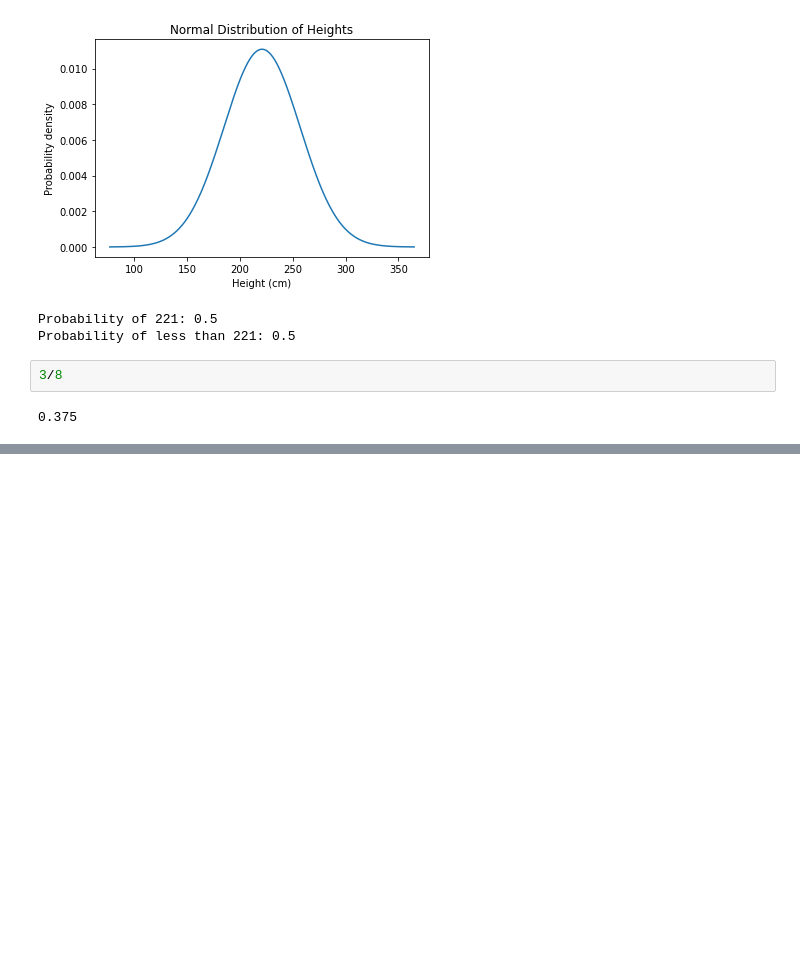
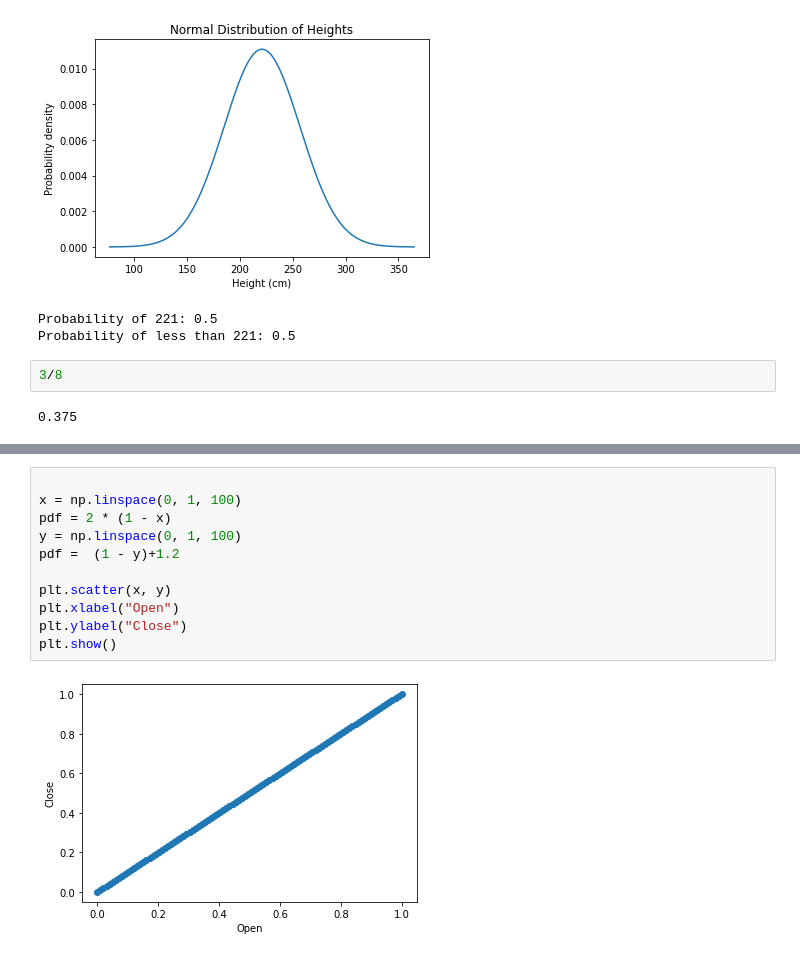
Before and after one commit to Emily20222022/blog_analytic_master, a Jupyter notebook: DS_analysis_stats_&_probability.ipynb, the cells around one changed output, grey strips where cells are left out. Cells and saved outputs as stored; diff of their text form; blank space fills up the shorter version.

```diff
--- a/DS_analysis_stats_&_probability.ipynb
+++ b/DS_analysis_stats_&_probability.ipynb
@@ -577,0 +663,13 @@ Probability of less than 221: 0.5
+# %%
+
+x = np.linspace(0, 1, 100)
+pdf = 2 * (1 - x)
+y = np.linspace(0, 1, 100)
+pdf =  (1 - y)+1.2
+
+plt.scatter(x, y)
+plt.xlabel("Open")
+plt.ylabel("Close")
+plt.show()
+# %% [output]
+[figure, added]
```
Also changed, not shown: parts of 6 cells of this notebook.
